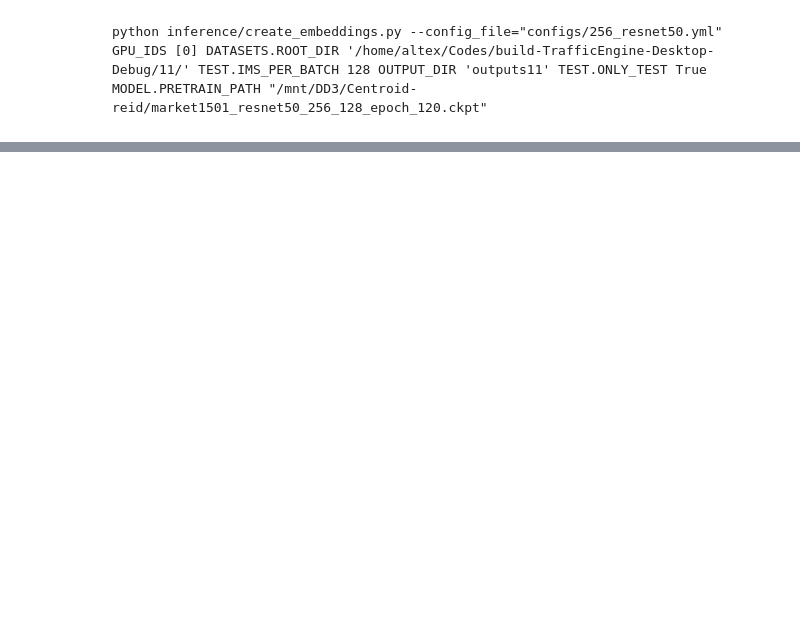
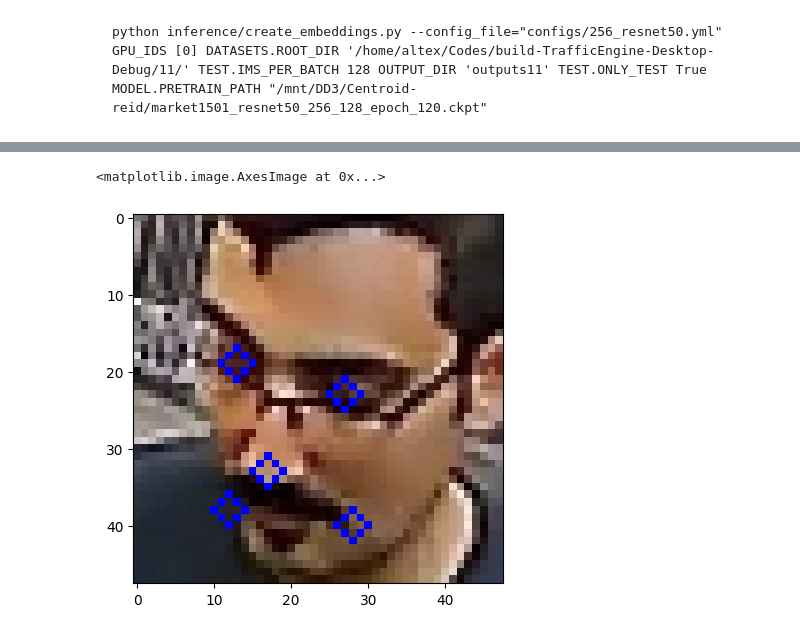
Before and after one commit to alimehrizi/InsightFace_Pytorch, a Jupyter notebook: play.ipynb, the cells around one changed output, grey strips where cells are left out. Saved outputs shown, nothing was run; the diff lists cells and outputs as text; code cells hidden in the pictures; blank space fills up the shorter version.

```diff
--- a/play.ipynb
+++ b/play.ipynb
@@ -164,0 +314,5 @@ array([[-0.554978 , -0.100482 , -0.0601774, ..., -0.277132 , -0.859835 ,
+# %%
+plt.imshow(img)
+# %% [output]
+<matplotlib.image.AxesImage at 0x...>
+[figure, added]
```
Also changed, not shown: parts of 28 cells of this notebook, 15 other files.
